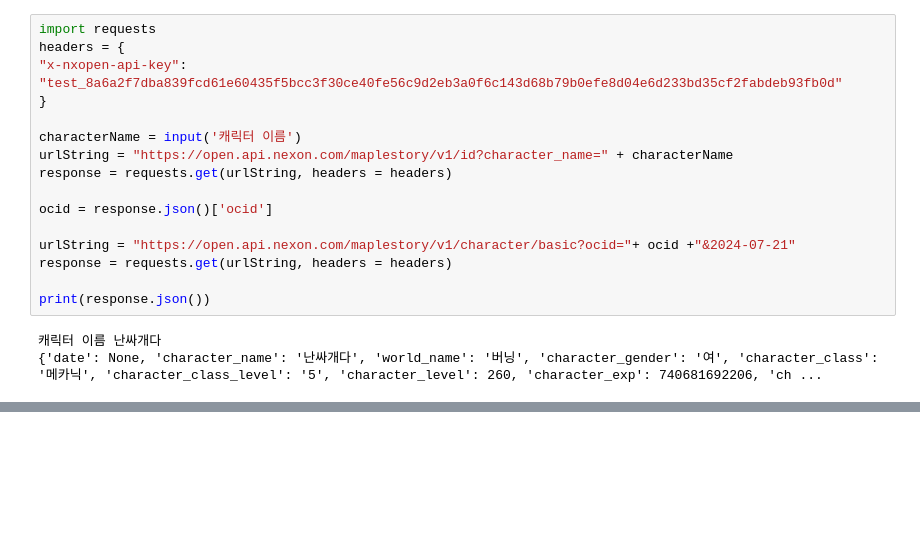
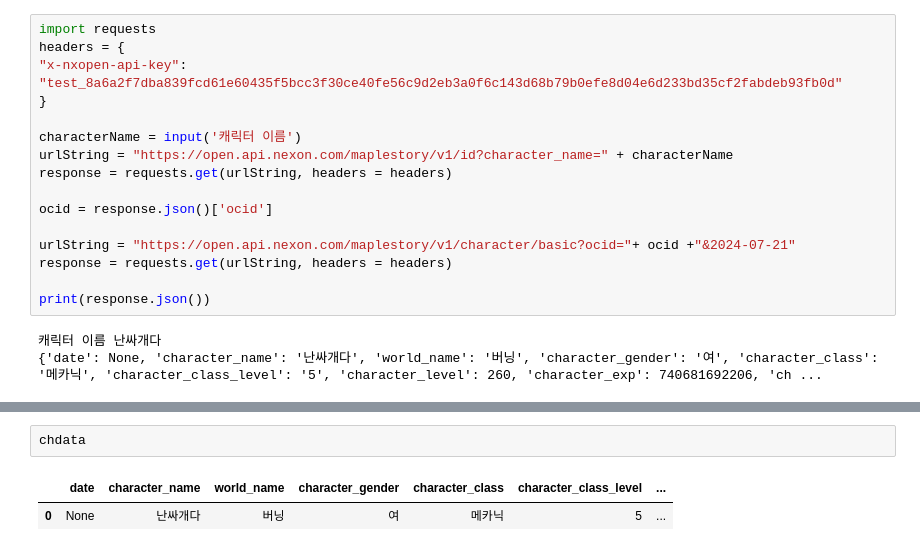
Before and after one commit to domangga/maplestory-data, a Jupyter notebook: 메이플 데이터 분석 포토폴리오.ipynb, the cells around one changed output, grey strips where cells are left out. Saved outputs shown, nothing was run; the diff lists cells and outputs as text; blank space fills up the shorter version.

```diff
--- a/메이플 데이터 분석 포토폴리오.ipynb
+++ b/메이플 데이터 분석 포토폴리오.ipynb
@@ -49,0 +201,5 @@ print(response.json())
+# %%
+chdata
+# %% [output]
+|  | date | character_name | world_name | character_gender | character_class | character_class_level | ... |
+| 0 | None | 난싸개다 | 버닝 | 여 | 메카닉 | 5 | ... |
```
Also changed, not shown: parts of 19 cells of this notebook.
